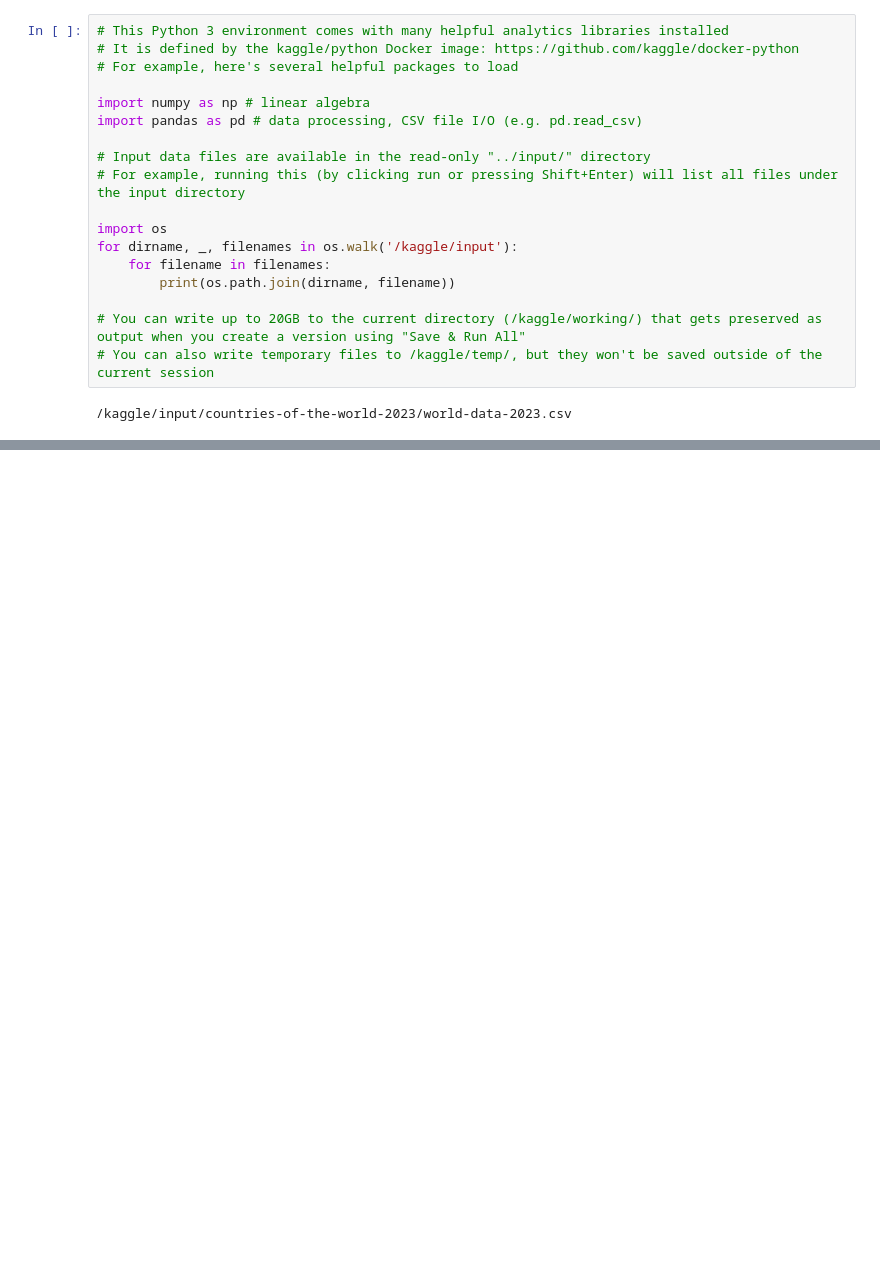
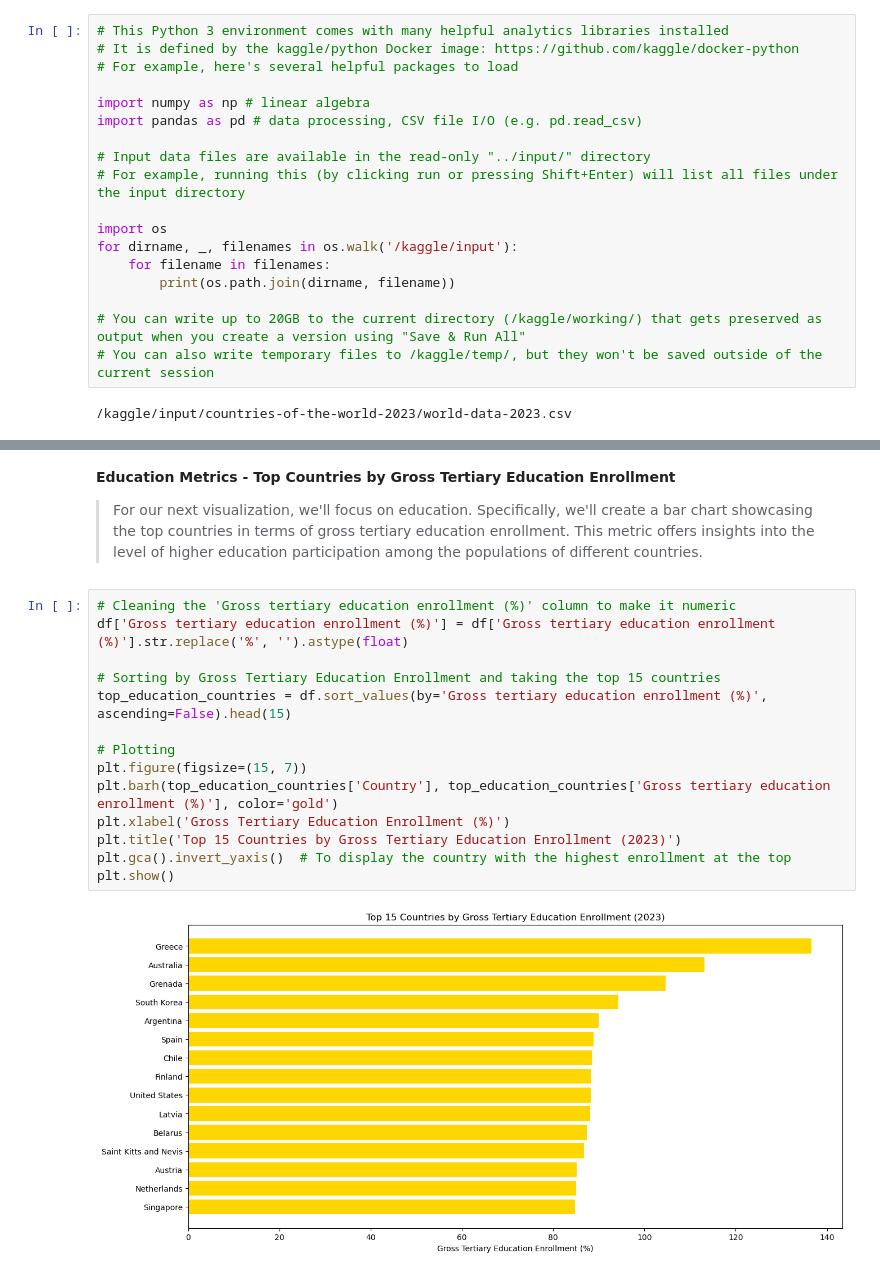
Before and after one commit to raj-rajat/Global-Country-Information-Dataset-2023, a Jupyter notebook: global-country-information-dataset-2023.ipynb, the cells around one changed output, grey strips where cells are left out. Drawn from its saved outputs; the diff is of its cells as text; blank space fills up the shorter version.

```diff
--- a/global-country-information-dataset-2023.ipynb
+++ b/global-country-information-dataset-2023.ipynb
@@ -397,0 +107,20 @@ fig.show()
+# %% [markdown]
+**Education Metrics - Top Countries by Gross Tertiary Education Enrollment**
+
+> For our next visualization, we'll focus on education. Specifically, we'll create a bar chart showcasing the top countries in terms of gross tertiary education enrollment. This metric offers insights into the level of higher education participation among the populations of different countries.
+# %%
+# Cleaning the 'Gross tertiary education enrollment (%)' column to make it numeric
+df['Gross tertiary education enrollment (%)'] = df['Gross tertiary education enrollment (%)'].str.replace('%', '').astype(float)
+
+# Sorting by Gross Tertiary Education Enrollment and taking the top 15 countries
+top_education_countries = df.sort_values(by='Gross tertiary education enrollment (%)', ascending=False).head(15)
+
+# Plotting
+plt.figure(figsize=(15, 7))
+plt.barh(top_education_countries['Country'], top_education_countries['Gross tertiary education enrollment (%)'], color='gold')
+plt.xlabel('Gross Tertiary Education Enrollment (%)')
+plt.title('Top 15 Countries by Gross Tertiary Education Enrollment (2023)')
+plt.gca().invert_yaxis()  # To display the country with the highest enrollment at the top
+plt.show()
+# %% [output]
+[figure, added]
```
Also changed, not shown: parts of 48 cells of this notebook.
